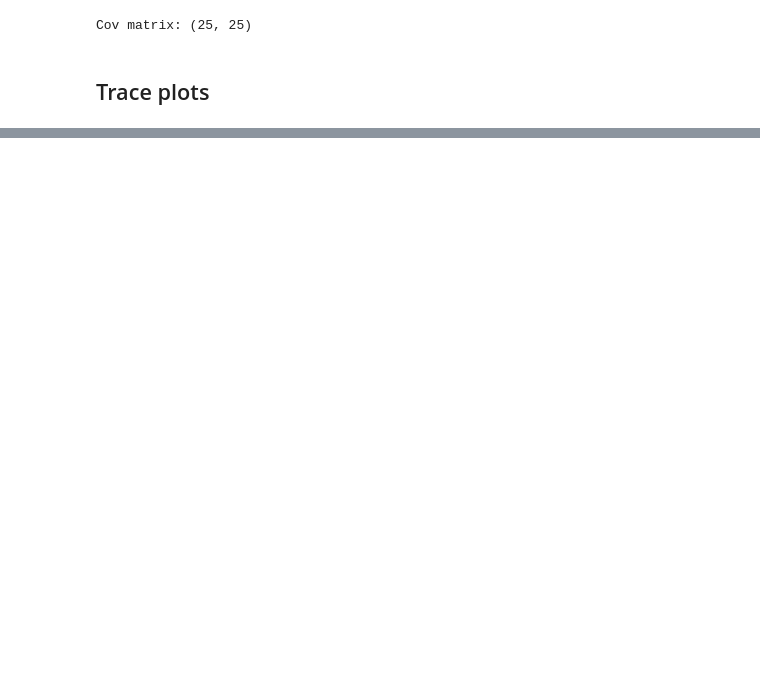
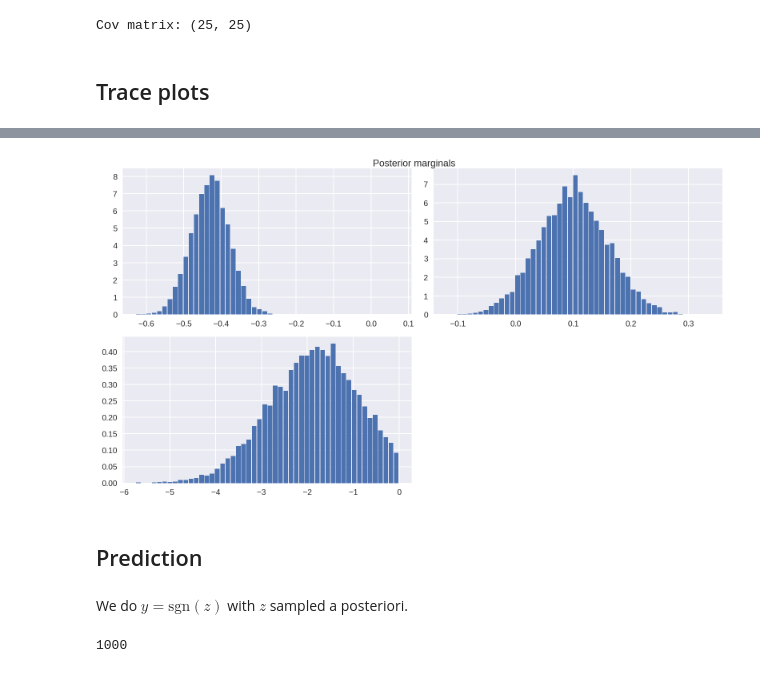
Before and after one commit to ManifoldFR/mva-graphicalmodels, a Jupyter notebook: homework3/hw3.ipynb, the cells around one changed output, grey strips where cells are left out. Drawn from its saved outputs; the diff is of its cells as text; code cells hidden in the pictures; blank space fills up the shorter version.

```diff
--- a/homework3/hw3.ipynb
+++ b/homework3/hw3.ipynb
@@ -142,0 +168,27 @@ plt.plot(np.arange(betas.shape[0]), betas[:, 10]);
+# %%
+fig = plt.figure(figsize=(11, 6))
+
+nrows = 2
+ncols = 2
+
+n_bins = 50
+
+hist_opts = dict(rwidth=.88, density=True)
+
+plt.subplot(nrows,ncols,1)
+plt.hist(betas[:-burn_in, 1], bins=n_bins, **hist_opts);
+
+plt.subplot(nrows,ncols,2)
+plt.hist(betas[:-burn_in, 9], bins=n_bins, **hist_opts);
+
+plt.subplot(nrows,ncols,3)
+plt.hist(z_s[:-burn_in, 0], bins=n_bins, **hist_opts);
+
+fig.tight_layout()
+fig.suptitle("Posterior marginals", y=1.);
+# %% [output]
+[figure, added]
+# %% [markdown]
+## Prediction
+# %% [markdown]
+We do $y = \mathrm{sgn}(z)$ with $z$ sampled a posteriori.
@@ -142,0 +197,4 @@ plt.plot(np.arange(betas.shape[0]), betas[:, 10]);
+# %%
+np.sum(y_df.values == y_predict)
+# %% [output]
+1000
```
Also changed, not shown: parts of 12 cells of this notebook, 2 other files.
